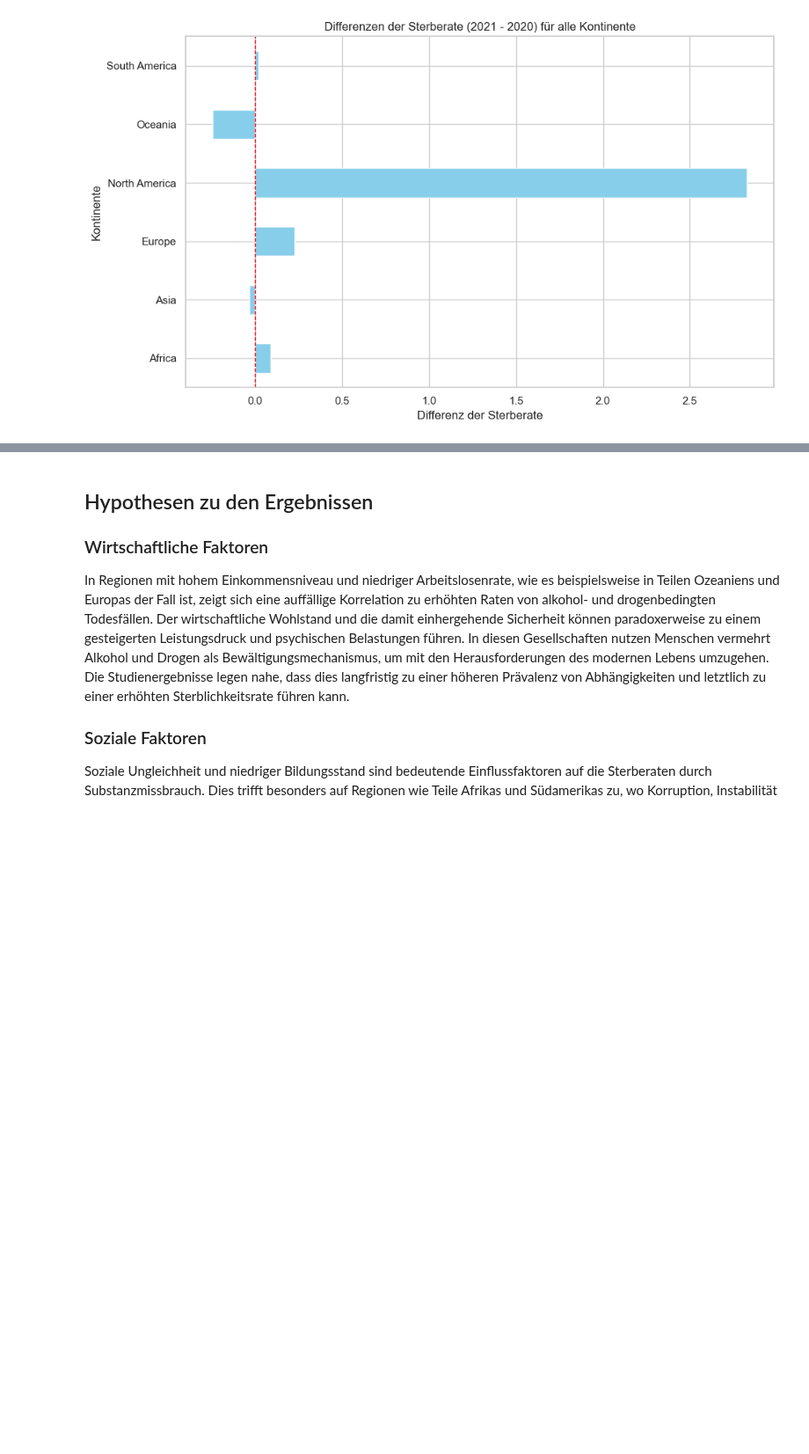
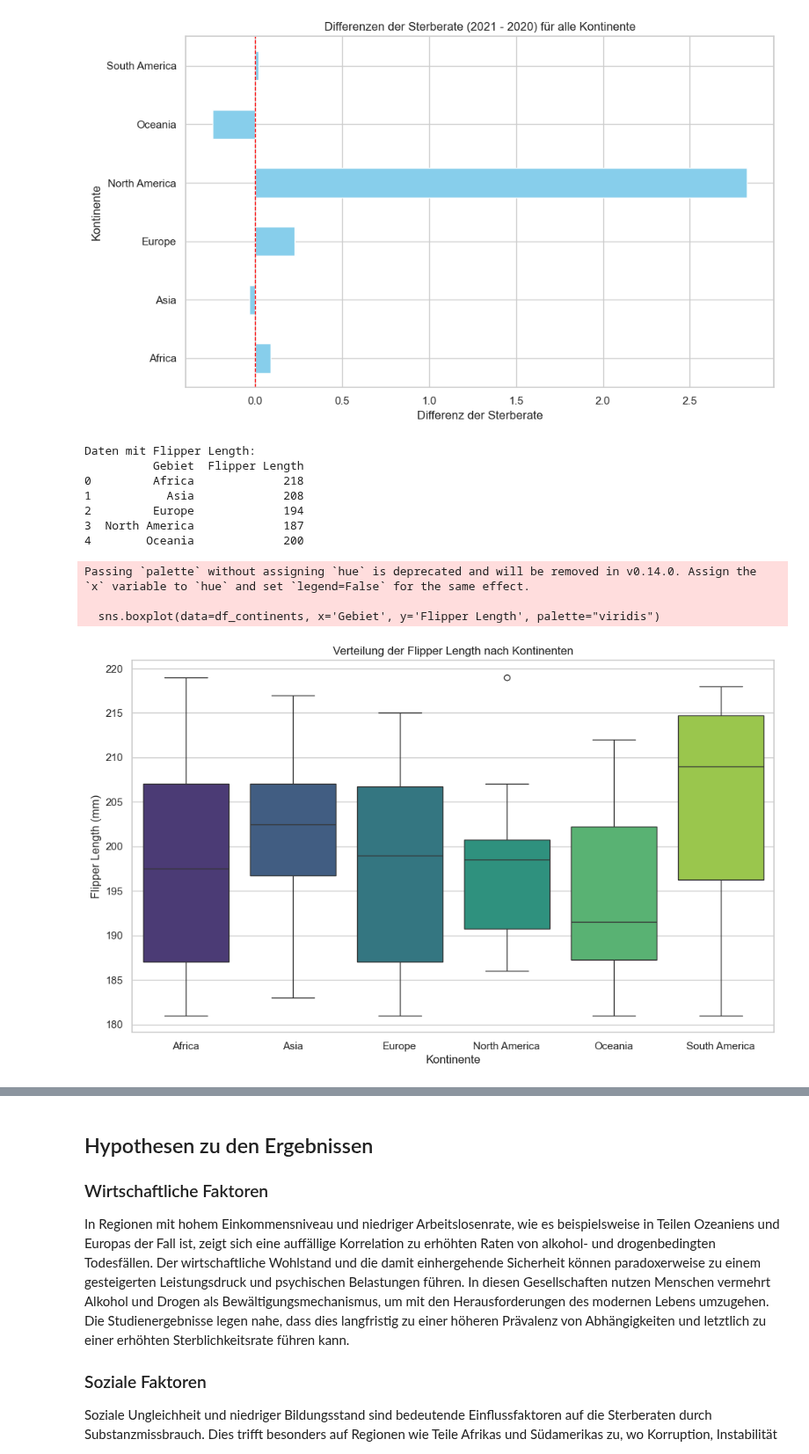
Before and after one commit to Joyce-ops/BMLD-LN2-Carmen-Mcqulat-Joyce, a Jupyter notebook: Leistungsnachweis 2.ipynb, the cells around one changed output, grey strips where cells are left out. Shown at 88% size. Drawn from its saved outputs; the diff is of its cells as text; code cells hidden in the pictures; blank space fills up the shorter version.

```diff
--- a/Leistungsnachweis 2.ipynb
+++ b/Leistungsnachweis 2.ipynb
@@ -630,3 +582,54 @@ plt.show()
 [figure]
 [figure]
 [figure]
+# %%
+import pandas as pd
+import numpy as np
+import seaborn as sns
+import matplotlib.pyplot as plt
+
+# Beispiel-Daten: Kontinente
+data = {'Gebiet': ["Africa", "Asia", "Europe", "North America", "Oceania", "South America"] * 10}
+df_orig = pd.DataFrame(data)
+
+# Schritt 1: Flipper Length hinzufügen (zufällige Werte zwischen 180 und 220)
+np.random.seed(42)  # Zufällige Werte reproduzierbar machen
+df_orig['Flipper Length'] = np.random.randint(180, 220, size=len(df_orig))
+
+# Debug: Zeige die ersten Zeilen des DataFrames
+print("Daten mit Flipper Length:")
+print(df_orig.head())
+
+# Schritt 2: Kontinente filtern
+continents = ["Africa", "Asia", "Europe", "North America", "Oceania", "South America"]
+df_continents = df_orig[df_orig['Gebiet'].isin(continents)]
+
+# Schritt 3: Fehlende Werte sicherheitshalber entfernen (falls vorhanden)
+df_continents = df_continents.dropna(subset=['Flipper Length', 'Gebiet'])
+
+# Schritt 4: Boxplot erstellen
+plt.figure(figsize=(12, 7))
+sns.set_theme(style="whitegrid")
+
+# Boxplot für Flipper Length nach Kontinenten
+sns.boxplot(data=df_continents, x='Gebiet', y='Flipper Length', palette="viridis")
+
+# Titel und Achsentitel hinzufügen
+plt.title("Verteilung der Flipper Length nach Kontinenten")
+plt.xlabel("Kontinente")
+plt.ylabel("Flipper Length (mm)")
+
+# Schritt 5: Plot anzeigen
+plt.show()
+# %% [output]
+Daten mit Flipper Length:
+          Gebiet  Flipper Length
+0         Africa             218
+1           Asia             208
+2         Europe             194
+3  North America             187
+4        Oceania             200
+Passing `palette` without assigning `hue` is deprecated and will be removed in v0.14.0. Assign the `x` variable to `hue` and set `legend=False` for the same effect.
+
+  sns.boxplot(data=df_continents, x='Gebiet', y='Flipper Length', palette="viridis")
+[figure, added]
```
Also changed, not shown: parts of 10 cells of this notebook.
